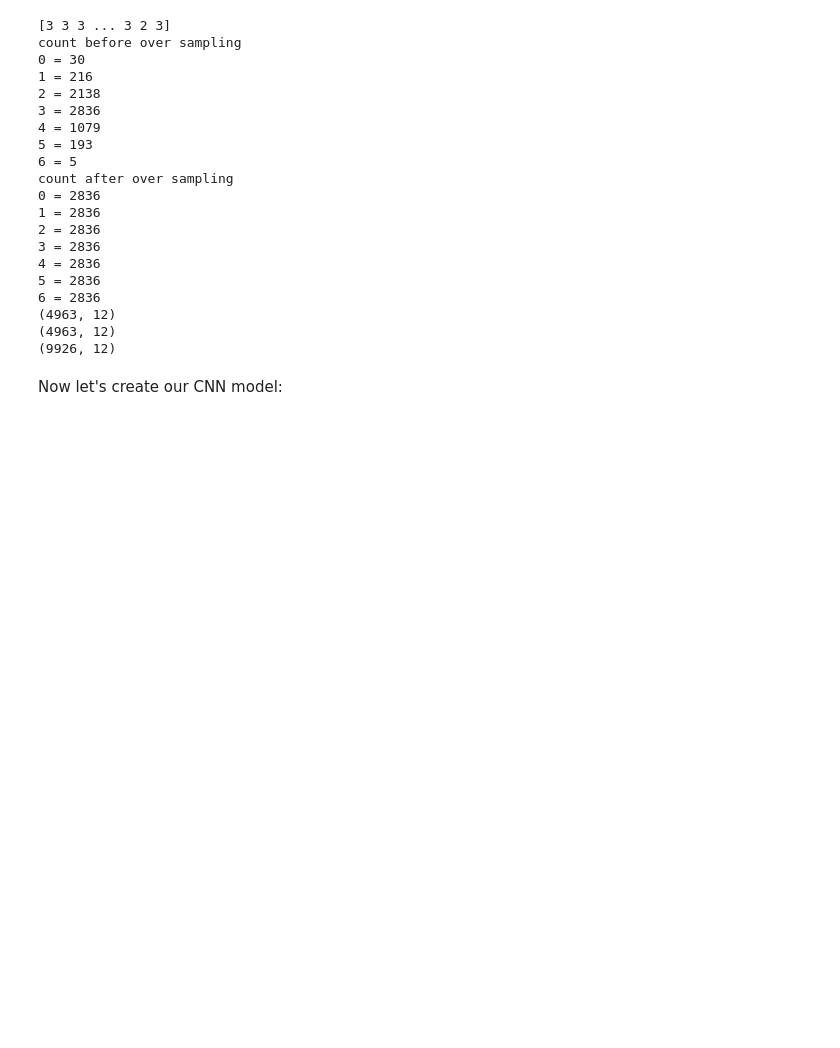
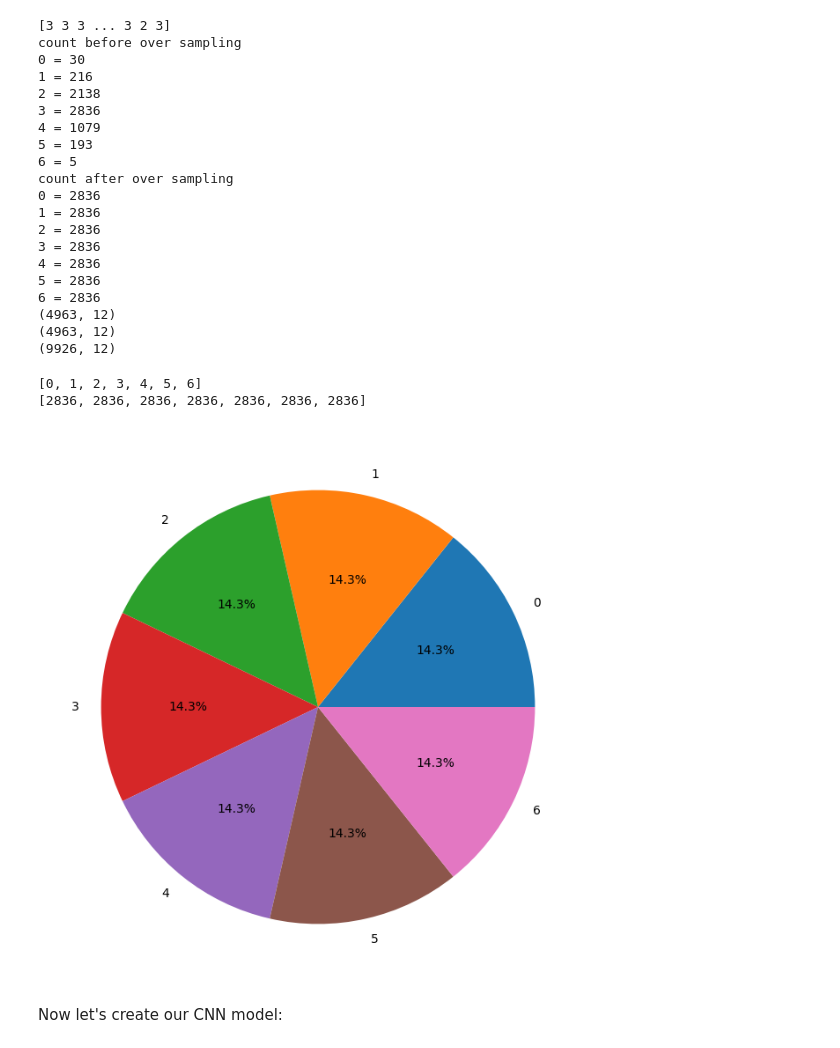
Before and after one commit to statiqueplasma/emse_embedded_ai, a Jupyter notebook: Untitled.ipynb, the cells around one changed output. Drawn from its saved outputs; the diff is of its cells as text; code cells hidden in the pictures; blank space fills up the shorter version.

```diff
--- a/Untitled.ipynb
+++ b/Untitled.ipynb
@@ -271,6 +271,19 @@ count after over sampling
 (4963, 12)
 (4963, 12)
 (9926, 12)
+# %%
+# lets plot the data to see the difference
+y_count = []
+print(y_set)
+for i in range(len(y_set)):
+    y_count.append(y.count(y_set[i]))
+print(y_count)
+plt.figure(figsize=(8,8))
+patches, texts, autotexts = plt.pie(y_count, labels=y_set, autopct='%1.1f%%',)
+# %% [output]
+[0, 1, 2, 3, 4, 5, 6]
+[2836, 2836, 2836, 2836, 2836, 2836, 2836]
+[figure, added]
 # %% [markdown]
 Now let's create our CNN model:
 # %%
```
